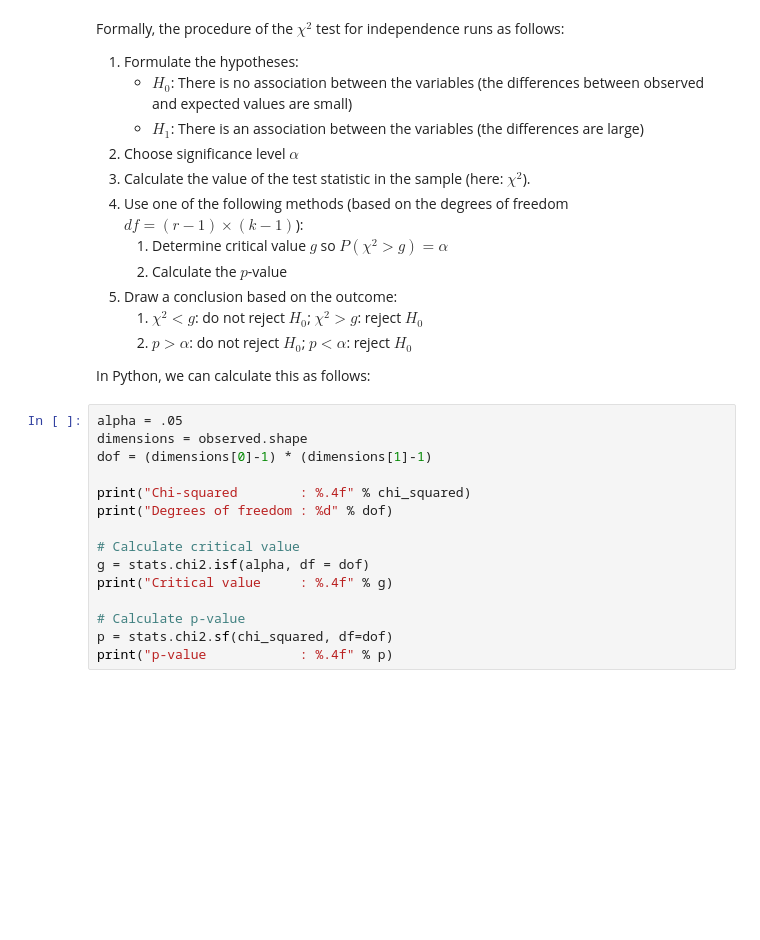
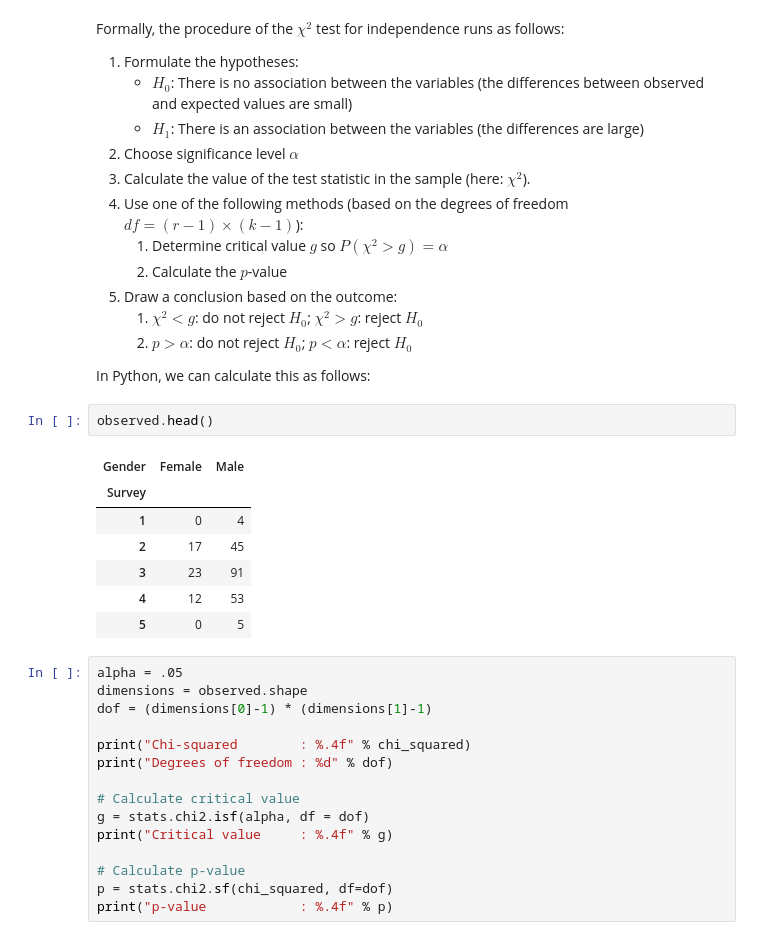
Before and after one commit to JorisDhaen/dsai_labs_sol, a Jupyter notebook: 4-bivariate-qual/demo-chi-squared.ipynb, the cells around one changed output. Drawn from its saved outputs; the diff is of its cells as text; blank space fills up the shorter version.

```diff
--- a/4-bivariate-qual/demo-chi-squared.ipynb
+++ b/4-bivariate-qual/demo-chi-squared.ipynb
@@ -281,6 +281,16 @@ Formally, the procedure of the $\chi^2$ test for independence runs as follows:
    2. $p > \alpha$: do not reject $H_0$; $p < \alpha$: reject $H_0$
 
 In Python, we can calculate this as follows:
+# %%
+observed.head()
+# %% [output]
+| Gender | Female | Male |
+| Survey |  |  |
+| 1 | 0 | 4 |
+| 2 | 17 | 45 |
+| 3 | 23 | 91 |
+| 4 | 12 | 53 |
+| 5 | 0 | 5 |
 # %%
 alpha = .05
 dimensions = observed.shape
```
